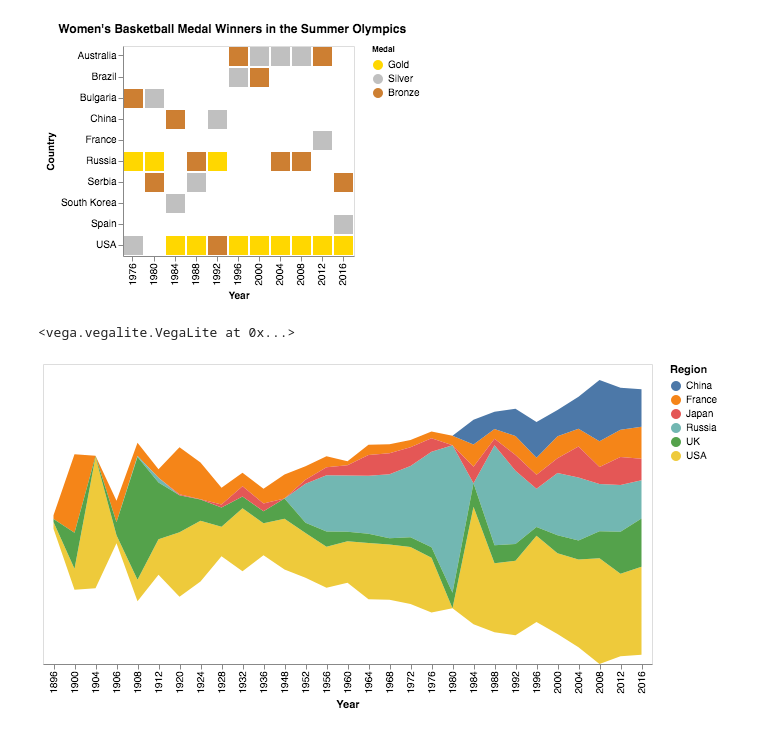
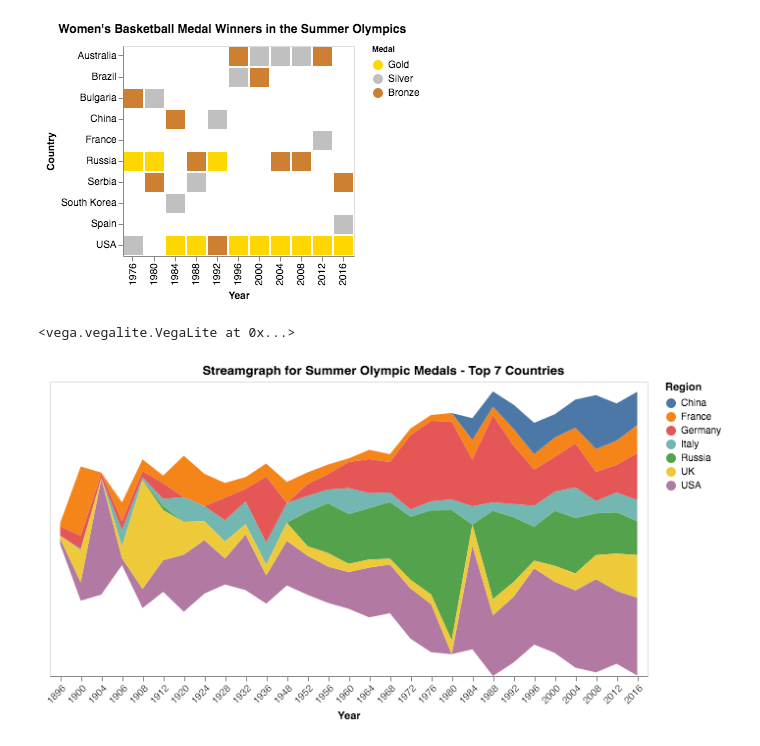
Before and after one commit to sarthakbatragatech/OlympicViz, a Jupyter notebook: 6. Medals.ipynb, the cells around one changed output. Drawn from its saved outputs; the diff is of its cells as text; code cells hidden in the pictures.

Commit message:
Generated final streamgraph and added to README

```diff
--- a/6. Medals.ipynb
+++ b/6. Medals.ipynb
@@ -111,13 +111,18 @@ test = summer_medal[(summer_medal['region'] == 'USA') |
                     (summer_medal['region'] == 'China') |
                    (summer_medal['region'] == 'France') |
                    (summer_medal['region'] == 'UK') |
-                   (summer_medal['region'] == 'Japan')]
+                   (summer_medal['region'] == 'Germany') |
+                   (summer_medal['region'] == 'Italy')]
 # %%
-alt.Chart(test).mark_area().encode(
-    alt.X('Year:N'),
+chart = alt.Chart(test).mark_area().encode(
+    alt.X('Year:N', axis = alt.Axis(labelAngle=-45)),
     alt.Y('count(Medal):Q', stack='center', axis=None),
     alt.Color('region:N', title='Region')
 )
-# %% [output]
-<vega.vegalite.VegaLite at 0x...>
-[figure, removed]
+# %%
+chart = chart.properties(title='Streamgraph for Summer Olympic Medals - Top 7 Countries')
+# %%
+chart
+# %% [output]
+<vega.vegalite.VegaLite at 0x...>
+[figure, added]
```
Also changed, not shown: parts of 2 cells of this notebook, 2 other files.
